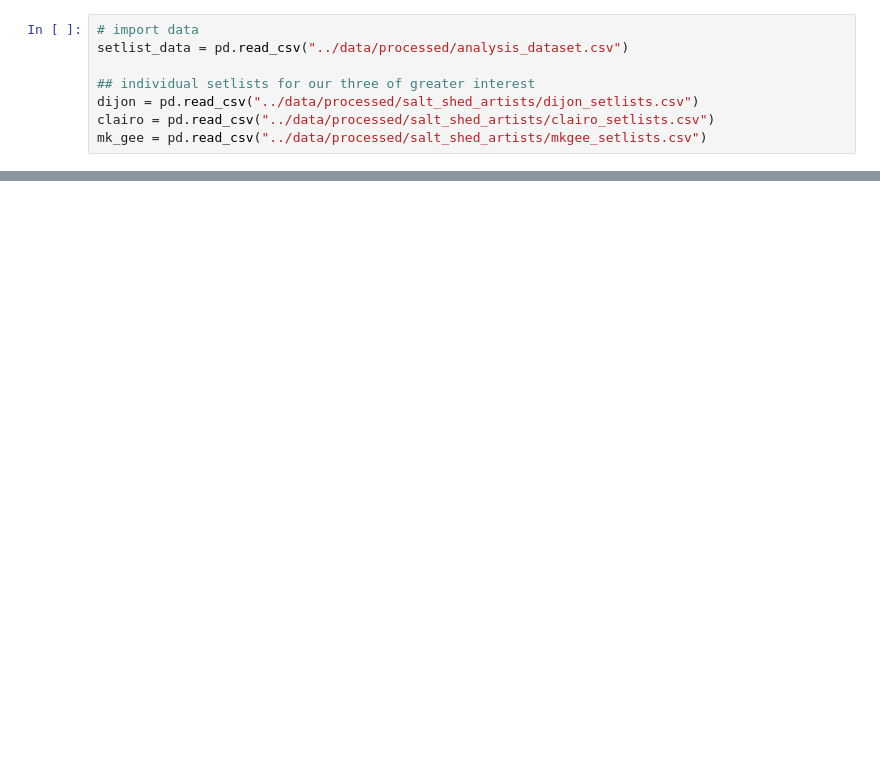
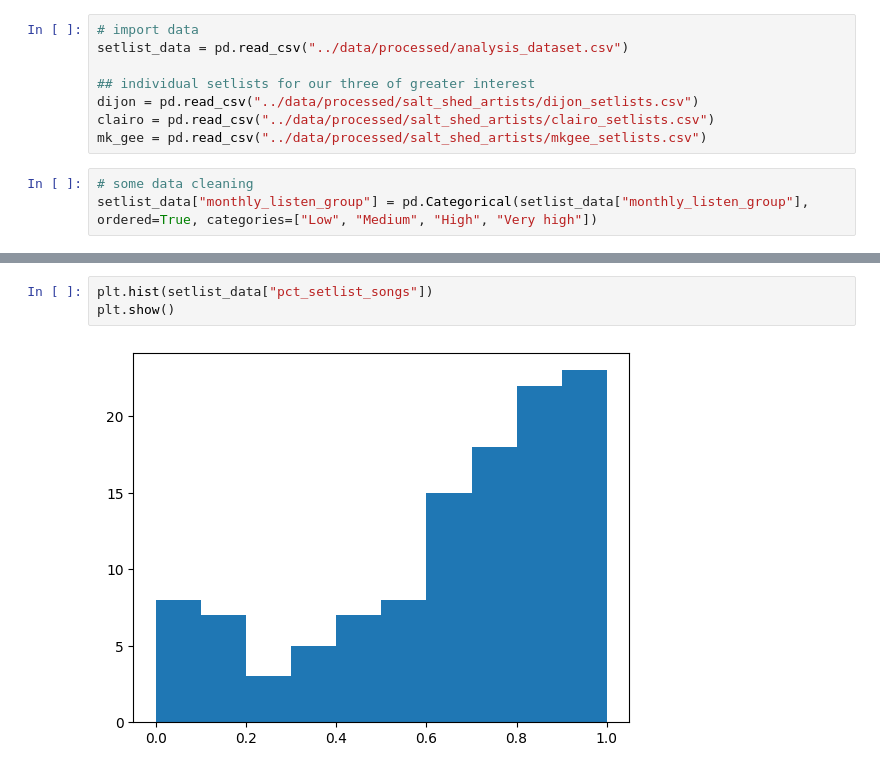
Before and after one commit to ldarwiche31/live-music-analysis, a Jupyter notebook: code/04-analyze-data.ipynb, the cells around one changed output, grey strips where cells are left out. Drawn from its saved outputs; the diff is of its cells as text; blank space fills up the shorter version.

```diff
--- a/code/04-analyze-data.ipynb
+++ b/code/04-analyze-data.ipynb
@@ -30,3 +33,6 @@ setlist_data = pd.read_csv("../data/processed/analysis_dataset.csv")
 dijon = pd.read_csv("../data/processed/salt_shed_artists/dijon_setlists.csv")
 clairo = pd.read_csv("../data/processed/salt_shed_artists/clairo_setlists.csv")
 mk_gee = pd.read_csv("../data/processed/salt_shed_artists/mkgee_setlists.csv")
+# %%
+# some data cleaning
+setlist_data["monthly_listen_group"] = pd.Categorical(setlist_data["monthly_listen_group"], ordered=True, categories=["Low", "Medium", "High", "Very high"])
@@ -32,0 +53,5 @@ mk_gee = pd.read_csv("../data/processed/salt_shed_artists/mkgee_setlists.csv")
+# %%
+plt.hist(setlist_data["pct_setlist_songs"])
+plt.show()
+# %% [output]
+[figure, added]
```
Also changed, not shown: parts of 26 cells of this notebook, 4 other files.
